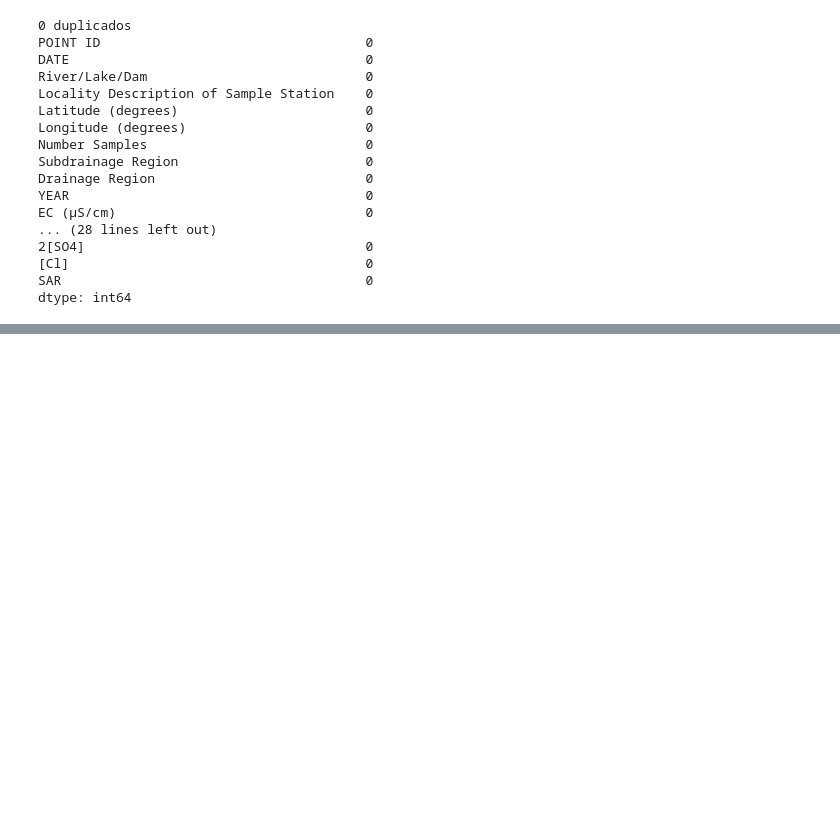
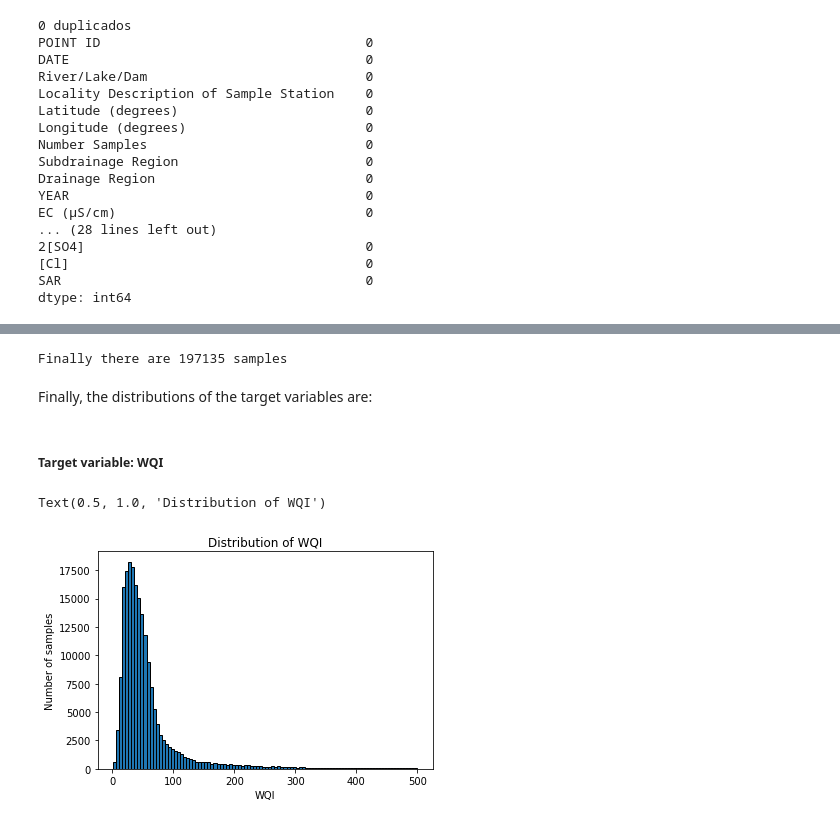
Before and after one commit to elenuskiya/TFM, a Jupyter notebook: Notebooks/00_Cleaning_manipulation_and_unification.ipynb, the cells around one changed output, grey strips where cells are left out. Drawn from its saved outputs; the diff is of its cells as text; code cells hidden in the pictures; blank space fills up the shorter version.

```diff
--- a/Notebooks/00_Cleaning_manipulation_and_unification.ipynb
+++ b/Notebooks/00_Cleaning_manipulation_and_unification.ipynb
@@ -683,0 +844,19 @@ chemical_stations.to_excel("chemical_stations.xlsx", index=False)
+# %%
+# Eliminate those samples with a WQI> 500 and a SAR> 25:
+chemical_stations=chemical_stations[(chemical_stations["WQI"]<500) &
+                                  (chemical_stations["SAR"]<25)]
+print("Finally there are", len(chemical_stations), "samples")
+# %% [output]
+Finally there are 197135 samples
+# %% [markdown]
+Finally, the distributions of the target variables are:
+# %% [markdown]
+##### Target variable: WQI
+# %%
+plt.hist(chemical_stations['WQI'], bins = 100, edgecolor = 'k');
+plt.xlabel("WQI");
+plt.ylabel("Number of samples");
+plt.title("Distribution of WQI")
+# %% [output]
+Text(0.5, 1.0, 'Distribution of WQI')
+[figure, added]
```
Also changed, not shown: parts of 32 cells of this notebook.
